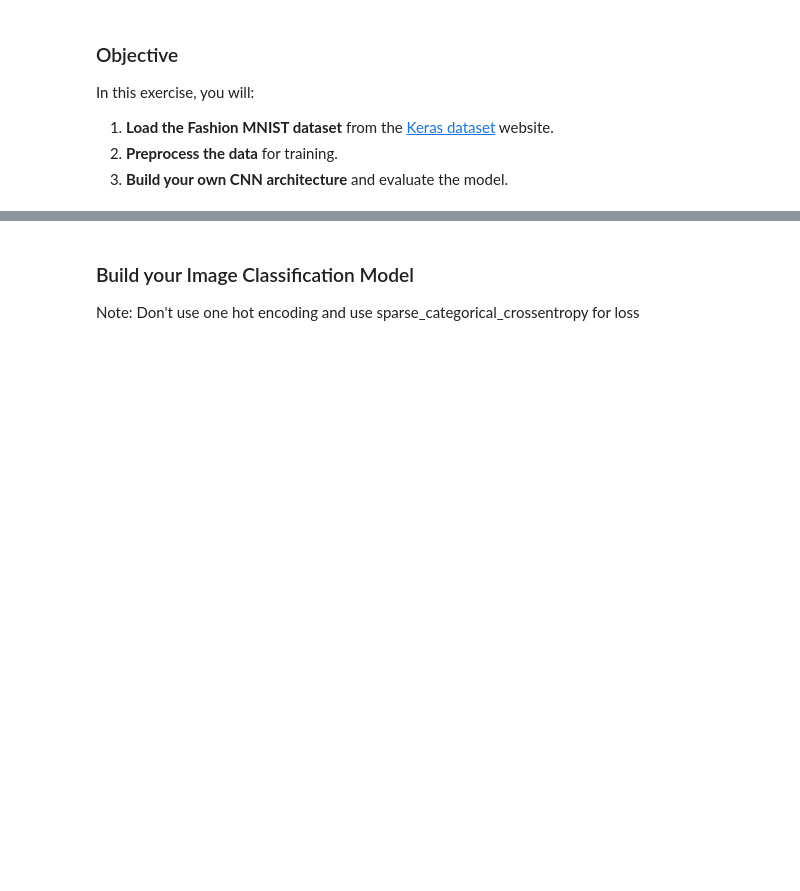
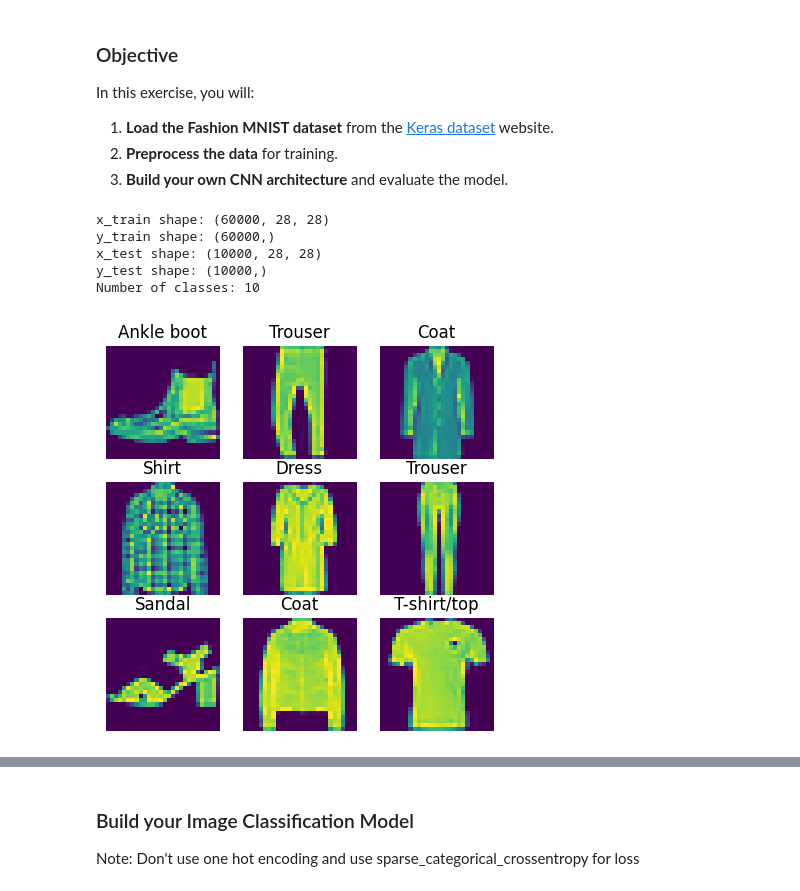
Before and after one commit to loulyp/arti560-computer-vision-labs, a Jupyter notebook: lab01-image-classification-cnn/lab01-image-classification-cnn-exercise.ipynb, the cells around one changed output, grey strips where cells are left out. Saved outputs shown, nothing was run; the diff lists cells and outputs as text; code cells hidden in the pictures; blank space fills up the shorter version.

```diff
--- a/lab01-image-classification-cnn/lab01-image-classification-cnn-exercise.ipynb
+++ b/lab01-image-classification-cnn/lab01-image-classification-cnn-exercise.ipynb
@@ -11,16 +11,48 @@ In this exercise, you will:
 3. **Build your own CNN architecture** and evaluate the model.
 # %%
 # Import libraries
+import numpy as np
+import matplotlib.pyplot as plt
+from tensorflow.keras.datasets import fashion_mnist
+from tensorflow.keras.utils import to_categorical
+import keras
 
 
 # Load Fashion MNIST data
+(x_train, y_train), (x_test, y_test) = keras.datasets.fashion_mnist.load_data()
 
+# Dataset shapes
+print(f"x_train shape: {x_train.shape}")
+print(f"y_train shape: {y_train.shape}")
+print(f"x_test shape: {x_test.shape}")
+print(f"y_test shape: {y_test.shape}")
 
 # Number of unique classes
+num_classes = len(np.unique(y_train))
+print(f"Number of classes: {num_classes}")
+# %% [output]
+x_train shape: (60000, 28, 28)
+y_train shape: (60000,)
+x_test shape: (10000, 28, 28)
+y_test shape: (10000,)
+Number of classes: 10
 # %%
 # Define class names
-class_names = []
+class_names = [
+    "T-shirt/top", "Trouser", "Pullover", "Dress", "Coat",
+    "Sandal", "Shirt", "Sneaker", "Bag", "Ankle boot"
+]
 # %%
 # Plot a 3x3 grid of random images from the dataset with their labels
+plt.figure(figsize=(5, 5))
+for i in range(9):
+    index = np.random.randint(0, len(x_train))
+    plt.subplot(3, 3, i + 1)
+    plt.imshow(x_train[index])
+    plt.title(class_names[y_train[index]])
+    plt.axis("off")
+plt.show()
+# %% [output]
+[figure, added]
 # %%
 # Count occurrences of each class in the training set
```
Also changed, not shown: parts of 5 cells of this notebook.
